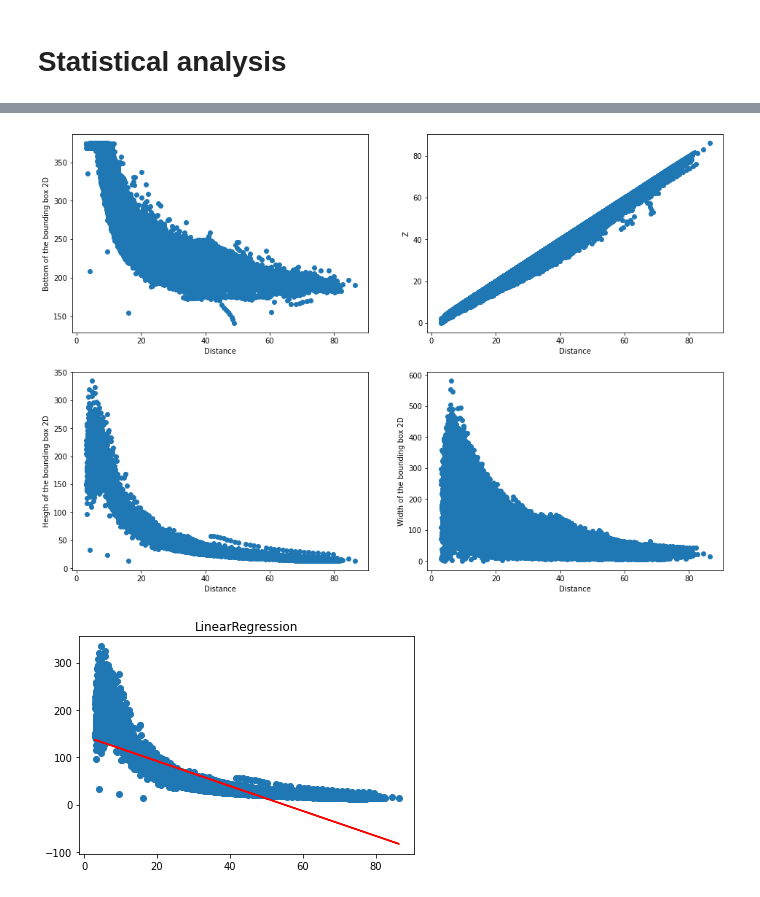
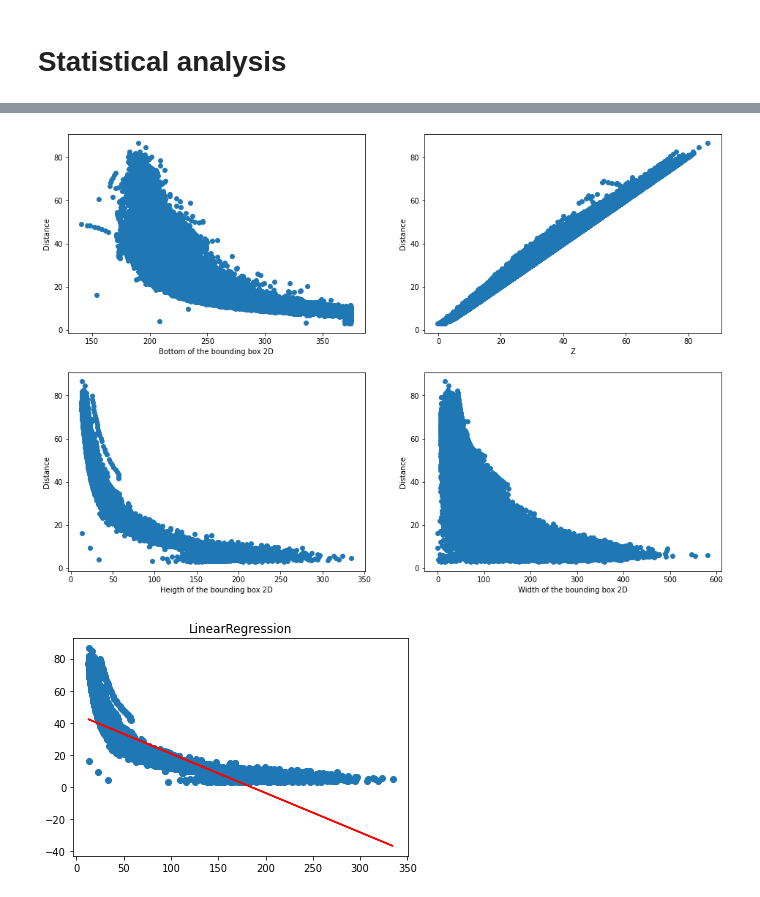
Before and after one commit to Javier-DlaP/3D-detection-system-lidar-camera, a Jupyter notebook: Analysis.ipynb, the cells around one changed output, grey strips where cells are left out. Drawn from its saved outputs; the diff is of its cells as text; code cells hidden in the pictures.

```diff
--- a/Analysis.ipynb
+++ b/Analysis.ipynb
@@ -237,46 +276,46 @@ plt.show()
 # %%
 plt.figure(figsize=(16, 11))
 
-X = df['distance'].values.reshape(-1, 1)
+Y = df['distance'].values.reshape(-1, 1)
 
 plt.subplot(2, 2, 1)
-Y = df['bottom'].values.reshape(-1, 1)
+X = df['bottom'].values.reshape(-1, 1)
 plt.scatter(X, Y)
-plt.xlabel('Distance')
-plt.ylabel('Bottom of the bounding box 2D')
+plt.ylabel('Distance')
+plt.xlabel('Bottom of the bounding box 2D')
 
 plt.subplot(2, 2, 2)
-Y = df['z'].values.reshape(-1, 1)
+X = df['z'].values.reshape(-1, 1)
 plt.scatter(X, Y)
-plt.xlabel('Distance')
-plt.ylabel('Z')
+plt.ylabel('Distance')
+plt.xlabel('Z')
 
 plt.subplot(2, 2, 3)
-Y = df['heigth_image'].values.reshape(-1, 1)
+X = df['heigth_image'].values.reshape(-1, 1)
 plt.scatter(X, Y)
-plt.xlabel('Distance')
-plt.ylabel('Heigth of the bounding box 2D')
+plt.ylabel('Distance')
+plt.xlabel('Heigth of the bounding box 2D')
 
 plt.subplot(2, 2, 4)
-Y = df['width_image'].values.reshape(-1, 1)
+X = df['width_image'].values.reshape(-1, 1)
 plt.scatter(X, Y)
-plt.xlabel('Distance')
-plt.ylabel('Width of the bounding box 2D')
+plt.ylabel('Distance')
+plt.xlabel('Width of the bounding box 2D')
 
 plt.show()
 # %% [output]
-[figure, old version]
+[figure, new version]
 # %%
-X = df['distance'].values.reshape(-1, 1)
-Y = df['heigth_image'].values.reshape(-1, 1)
+Y = df['distance'].values.reshape(-1, 1)
+X = df['heigth_image'].values.reshape(-1, 1)
 
-linear_regressor = skl.linear_model.LinearRegression()
+linear_regressor = LinearRegression()
 linear_regressor.fit(X, Y)
 Y_pred = linear_regressor.predict(X)
 plt.scatter(X, Y)
 plt.plot(X, Y_pred, color='red')
 plt.title('LinearRegression')
 
 plt.show()
 # %% [output]
-[figure, old version]
+[figure, new version]
```
Also changed, not shown: parts of 12 cells of this notebook.
